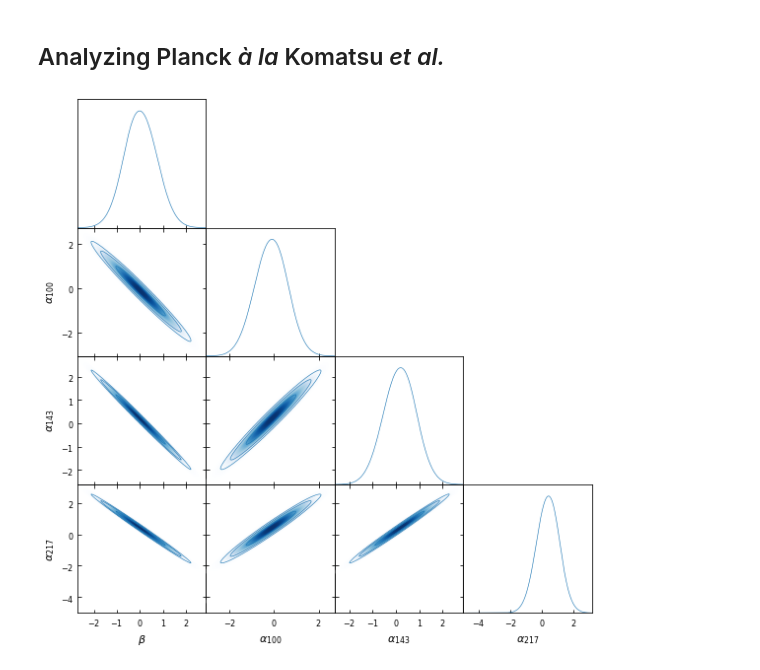
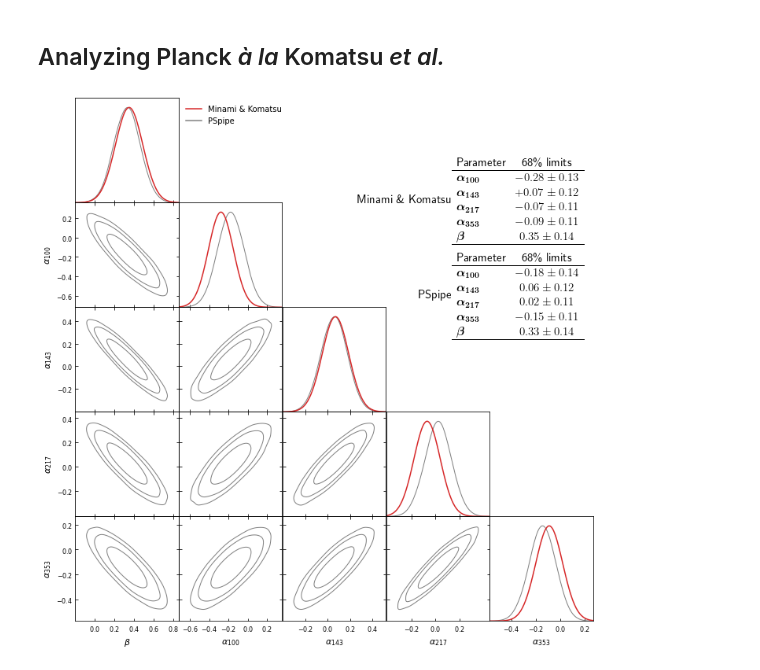
Before and after one commit to xgarrido/cmb_notebooks, a Jupyter notebook: birefringence/eb_likelihood.ipynb, the cells around one changed output. Saved outputs shown, nothing was run; the diff lists cells and outputs as text; code cells hidden in the pictures.

Commit message:
update komatsu analysis

```diff
--- a/birefringence/eb_likelihood.ipynb
+++ b/birefringence/eb_likelihood.ipynb
@@ -176,15 +177,66 @@ plot_settings.legend_fontsize = 15
-# %%
-from getdist import plots
-
-roots = ["chains0/mcmc"]
-params = ["beta", "alpha100", "alpha143", "alpha217"]
-
-g = plots.get_subplot_plotter(
-    chain_dir=r"/home/garrido/Workdir/CMB/analysis/EB_like/Planck", settings=plot_settings
-)
-g.triangle_plot(roots, params, shaded=True)
-# %% [output]
-[figure, removed]
+# %%
+from getdist import plots
+
+roots = ["mcmc.5"]
+params = ["beta", "alpha100", "alpha143", "alpha217", "alpha353"]
+
+g = plots.get_subplot_plotter(
+    chain_dir=r"/home/garrido/Workdir/CMB/notebooks/birefringence/chains",
+    settings=plot_settings,
+    analysis_settings={"ignore_rows": 0.3},
+)
+
+kwargs = dict(colors=["tab:gray"], lws=[1])
+g.triangle_plot(roots, params, **kwargs, diag1d_kwargs=kwargs)
+
+import numpy as np
+
+# Show Minami & Komatsu results https://arxiv.org/abs/2011.11254
+eb_results = {
+    "beta": {"mean": 0.35, "std": 0.14},
+    "alpha100": {"mean": -0.28, "std": 0.13},
+    "alpha143": {"mean": +0.07, "std": 0.12},
+    "alpha217": {"mean": -0.07, "std": 0.11},
+    "alpha353": {"mean": -0.09, "std": 0.11},
+}
+
+from scipy.stats import norm
+
+for i, param in enumerate(params):
+    ax = g.subplots[i, i]
+    xmin, xmax, ymin, ymax = ax.axis()
+    x = np.linspace(xmin, xmax, 100)
+    posterior = norm.pdf(x, eb_results[param]["mean"], eb_results[param]["std"])
+    ax.plot(x, posterior / np.max(posterior), color="tab:red")
+
+# Fake legend
+g.subplots[0, 0].plot([], [], color="tab:red", label="Minami & Komatsu")
+g.subplots[0, 0].plot([], [], color=kwargs["colors"][0], label="PSpipe")
+g.subplots[0, 0].legend(loc="upper left", bbox_to_anchor=(1, 1))
+
+
+import matplotlib as mpl
+
+table_results = r"""
+\begin{tabular} { l  c}
+ Parameter &  68\% limits\\
+\hline
+{\boldmath$\alpha_{100}   $} & $-0.28\pm0.13 $\\
+{\boldmath$\alpha_{143}   $} & $+0.07\pm0.12 $\\
+{\boldmath$\alpha_{217}   $} & $-0.07\pm0.11 $\\
+{\boldmath$\alpha_{353}   $} & $-0.09\pm0.11 $\\
+{\boldmath$\beta          $} & $0.35\pm 0.14 $\\
+\hline
+\end{tabular}
+"""
+
+with mpl.rc_context(rc={"text.usetex": True}):
+    table = g.sample_analyser.mcsamples["mcmc.5"].getTable(limit=1, paramList=params)
+    kwargs = dict(size=15, ha="right")
+    g.subplots[0, 0].text(5, +0.0, "Minami \& Komatsu" + table_results.replace("\n", ""), **kwargs)
+    g.subplots[0, 0].text(5, -1.0, "PSpipe" + table.tableTex().replace("\n", ""), **kwargs)
+# %% [output]
+[figure, added]
 # %%
 from PIL import Image
 
```
Also changed, not shown: parts of 2 cells of this notebook.
